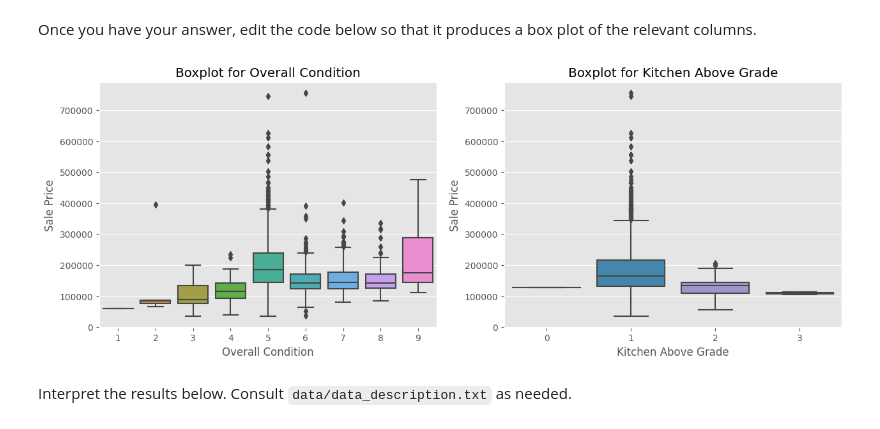
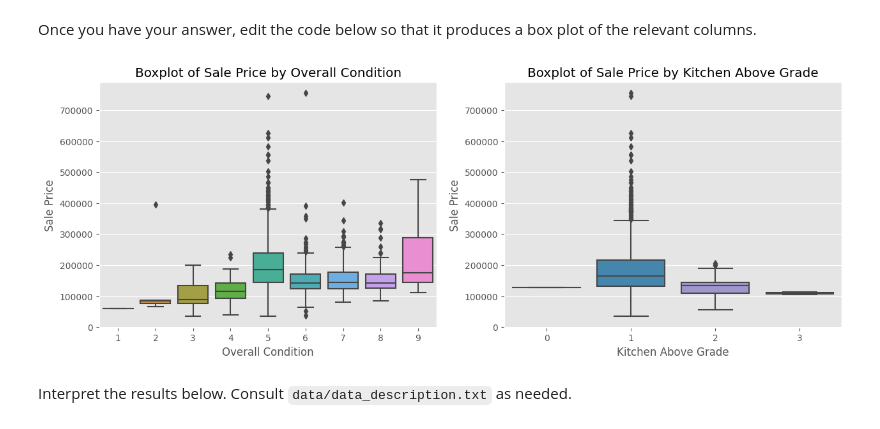
Before and after one commit to D-EKALE/dsc-pandas-eda-lab, a Jupyter notebook: index.ipynb, the cells around one changed output. Saved outputs shown, nothing was run; the diff lists cells and outputs as text; code cells hidden in the pictures.

```diff
--- a/index.ipynb
+++ b/index.ipynb
@@ -372,32 +372,32 @@ Once you have your answer, edit the code below so that it produces a box plot of
 # %%
 # Replace None with appropriate code
 
 import seaborn as sns
 
 fig, (ax1, ax2) = plt.subplots(ncols=2, figsize=(15,5))
 
 # Plot distribution of column with highest correlation
 sns.boxplot(
     x=df.OverallCond,
     y=df["SalePrice"],
     ax=ax1
 )
 # Plot distribution of column with most negative correlation
 sns.boxplot(
     x=df.KitchenAbvGr,
     y=df["SalePrice"],
     ax=ax2
 )
 
 # Customize labels
-ax1.set_title("Boxplot for Overall Condition")
+ax1.set_title("Boxplot of Sale Price by Overall Condition")
 ax1.set_xlabel("Overall Condition")
 ax1.set_ylabel("Sale Price")
-ax2.set_title("Boxplot for Kitchen Above Grade")
+ax2.set_title("Boxplot of Sale Price by Kitchen Above Grade")
 ax2.set_xlabel('Kitchen Above Grade')
 ax2.set_ylabel("Sale Price");
 # %% [output]
-[figure, old version]
+[figure, new version]
 # %% [markdown]
 Interpret the results below. Consult `data/data_description.txt` as needed.
 # %% [markdown]
```
Also changed, not shown: parts of 4 cells of this notebook.
